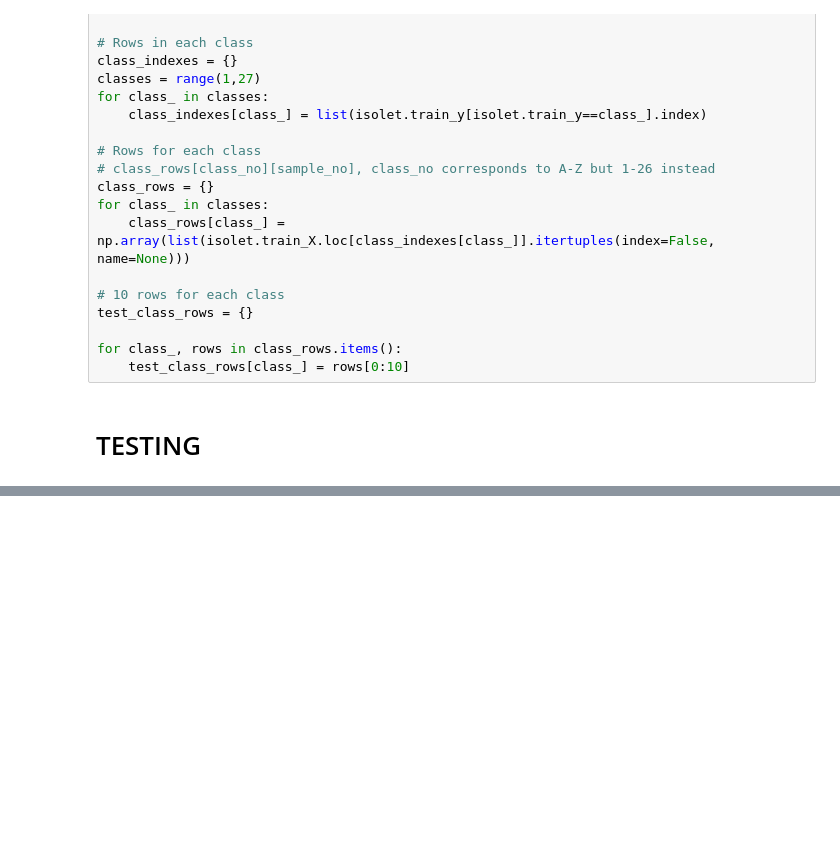
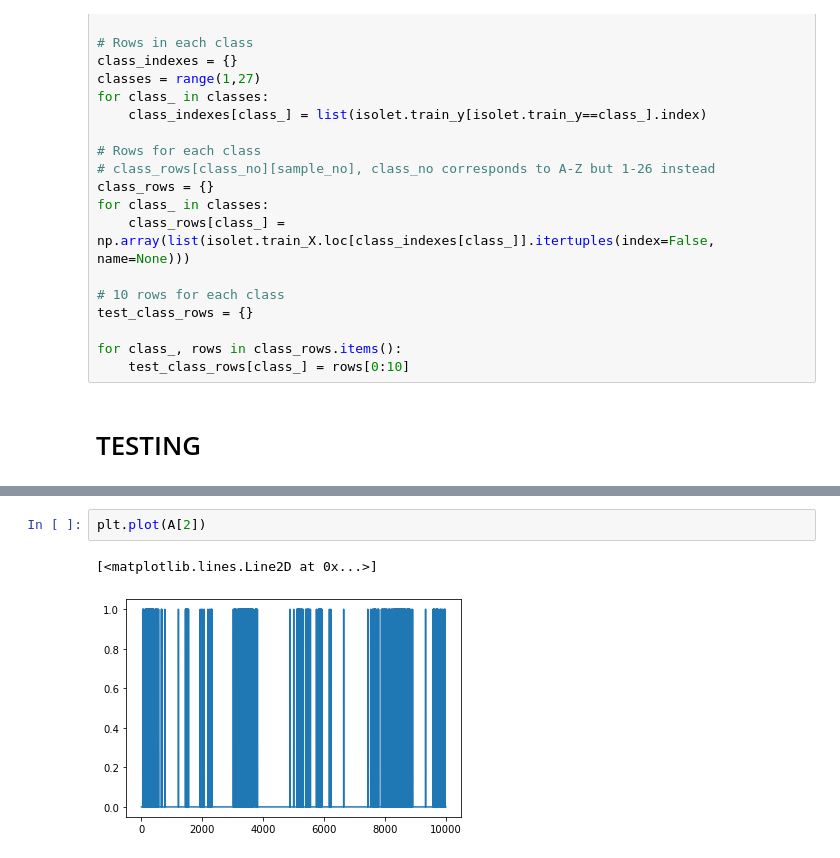
Before and after one commit to regonzalez26/sparse_hdc, a Jupyter notebook: exploration.ipynb, the cells around one changed output, grey strips where cells are left out. Cells and saved outputs as stored; diff of their text form; blank space fills up the shorter version.

```diff
--- a/exploration.ipynb
+++ b/exploration.ipynb
@@ -300,0 +335,5 @@ B_c = acc_thresh.sparsify(np.sum(B))
+# %%
+plt.plot(A[2])
+# %% [output]
+[<matplotlib.lines.Line2D at 0x...>]
+[figure, added]
```
Also changed, not shown: parts of 24 cells of this notebook, 2 other files.
